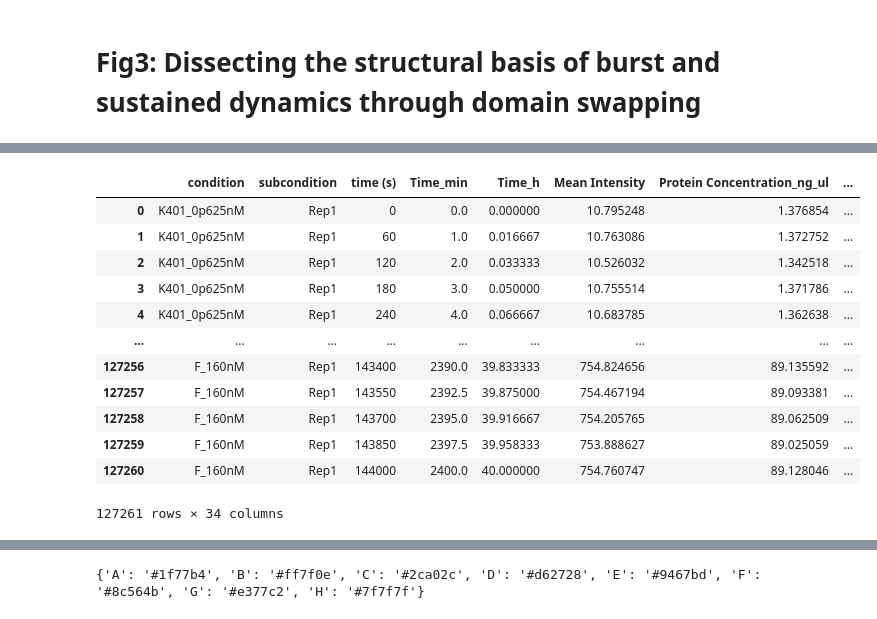
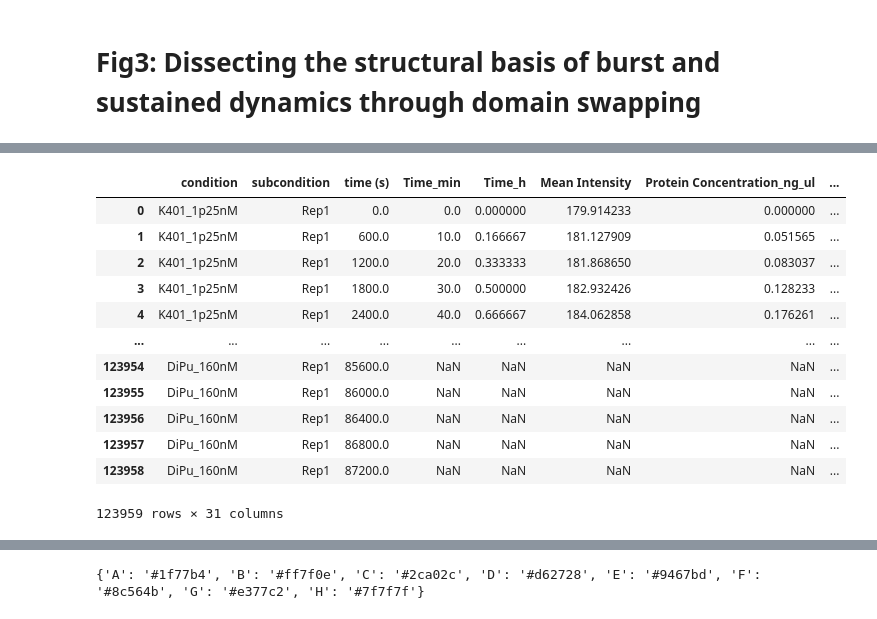
Before and after one commit to dalarios/activedrops, a Jupyter notebook: paper/fig3.ipynb, the cells around one changed output, grey strips where cells are left out. Cells and saved outputs as stored; diff of their text form; code cells hidden in the pictures.

```diff
--- a/paper/fig3.ipynb
+++ b/paper/fig3.ipynb
@@ -22,8 +22,15 @@ df_B_F = pd.read_csv("~/Thomson Lab Dropbox/David Larios/activedrops/main/111024
 # Change the column names in df_B_F to be lowercase for 'Condition' and 'Subcondition'
 df_B_F.rename(columns={'Condition': 'condition', 'Subcondition': 'subcondition'}, inplace=True)
 
+df_ThTr = pd.read_csv("../../../Thomson Lab Dropbox/David Larios/activedrops/main/020124-ThTr-titrations-RT/2p5ulTMB-1ulDNA_/output_data/merged_expression_PIV.csv")
+
+df_AcSu2 = pd.read_csv("~/Thomson Lab Dropbox/David Larios/activedrops/main/021025-BleSto-AcSu2-titrations/2p5ulTMB-1ulDNA_1/output_data/merged_expression_PIV.csv")
+
+df_DiPu = pd.read_csv("~/Thomson Lab Dropbox/David Larios/activedrops/main/021025-DiPu-titrations/2p5ulTMB-1ulDNA_1/output_data/merged_expression_PIV.csv")
+
+
 # Merge the two DataFrames into one
-df = pd.concat([df_A, df_C_E_G, df_H, df_D, df_B_F], ignore_index=True, join='outer')
+df = pd.concat([df_A, df_H, df_C_E_G, df_D, df_B_F, df_ThTr, df_AcSu2, df_DiPu], ignore_index=True, join='outer')
 df
 # %% [output]
 |  | condition | subcondition | time (s) | Time_min | Time_h | Mean Intensity | Protein Concentration_ng_ul | ... |
@@ -42,37 +49,37 @@ df
 # %%
 # Split condition column and extract components
 df['protein'] = df['condition'].str.split('_').str[0]
 
 # Replace protein names
 df['protein'] = df['protein'].replace({'K401': 'A', 'Kif3': 'H'})
 
 # Extract DNA concentration, removing -RT and handling different formats
 df['DNA nM'] = df['condition'].str.split('_').str[1].str.replace('-RT', '').str.replace('p', '.').str.replace('nM', '')
 
 df['kDa'] = df['protein'].apply(lambda x: 78 if x in ['A', 'B', 'C', 'D'] else 93 if x in ['E', 'F', 'G', 'H'] else None)
 
-df['Protein Concentration_nM'] = df['Protein Concentration_nM'] * (27/(27+df['kDa']))
+# df['Protein Concentration_ng_ul'] = df['Protein Concentration_nM'] * (27/(27+df['kDa']))
 
 # Keep only those with Rep1 as subcondition
 df = df[df['subcondition'] == 'Rep1']
 
 # Remove -RT from condition column
 df['condition'] = df['condition'].str.replace('-RT', '')
 
 # save the dataframe
 df.to_csv('~/Thomson Lab Dropbox/David Larios/activedrops/main/all/chimeras_titrations.csv', index=False)
 df
 # %% [output]
 |  | condition | subcondition | time (s) | Time_min | Time_h | Mean Intensity | Protein Concentration_ng_ul | ... |
-| 0 | K401_0p625nM | Rep1 | 0 | 0.0 | 0.000000 | 10.795248 | 1.376854 | ... |
-| 1 | K401_0p625nM | Rep1 | 60 | 1.0 | 0.016667 | 10.763086 | 1.372752 | ... |
-| 2 | K401_0p625nM | Rep1 | 120 | 2.0 | 0.033333 | 10.526032 | 1.342518 | ... |
-| 3 | K401_0p625nM | Rep1 | 180 | 3.0 | 0.050000 | 10.755514 | 1.371786 | ... |
-| 4 | K401_0p625nM | Rep1 | 240 | 4.0 | 0.066667 | 10.683785 | 1.362638 | ... |
+| 0 | K401_1p25nM | Rep1 | 0.0 | 0.0 | 0.000000 | 179.914233 | 0.000000 | ... |
+| 1 | K401_1p25nM | Rep1 | 600.0 | 10.0 | 0.166667 | 181.127909 | 0.051565 | ... |
+| 2 | K401_1p25nM | Rep1 | 1200.0 | 20.0 | 0.333333 | 181.868650 | 0.083037 | ... |
+| 3 | K401_1p25nM | Rep1 | 1800.0 | 30.0 | 0.500000 | 182.932426 | 0.128233 | ... |
+| 4 | K401_1p25nM | Rep1 | 2400.0 | 40.0 | 0.666667 | 184.062858 | 0.176261 | ... |
 | ... | ... | ... | ... | ... | ... | ... | ... | ... |
-| 127256 | F_160nM | Rep1 | 143400 | 2390.0 | 39.833333 | 754.824656 | 89.135592 | ... |
-| 127257 | F_160nM | Rep1 | 143550 | 2392.5 | 39.875000 | 754.467194 | 89.093381 | ... |
-| 127258 | F_160nM | Rep1 | 143700 | 2395.0 | 39.916667 | 754.205765 | 89.062509 | ... |
-| 127259 | F_160nM | Rep1 | 143850 | 2397.5 | 39.958333 | 753.888627 | 89.025059 | ... |
-| 127260 | F_160nM | Rep1 | 144000 | 2400.0 | 40.000000 | 754.760747 | 89.128046 | ... |
+| 123954 | DiPu_160nM | Rep1 | 85600.0 | NaN | NaN | NaN | NaN | ... |
+| 123955 | DiPu_160nM | Rep1 | 86000.0 | NaN | NaN | NaN | NaN | ... |
+| 123956 | DiPu_160nM | Rep1 | 86400.0 | NaN | NaN | NaN | NaN | ... |
+| 123957 | DiPu_160nM | Rep1 | 86800.0 | NaN | NaN | NaN | NaN | ... |
+| 123958 | DiPu_160nM | Rep1 | 87200.0 | NaN | NaN | NaN | NaN | ... |
-127261 rows × 34 columns
+123959 rows × 31 columns
```
Also changed, not shown: parts of 3 cells of this notebook, 11 other files.
